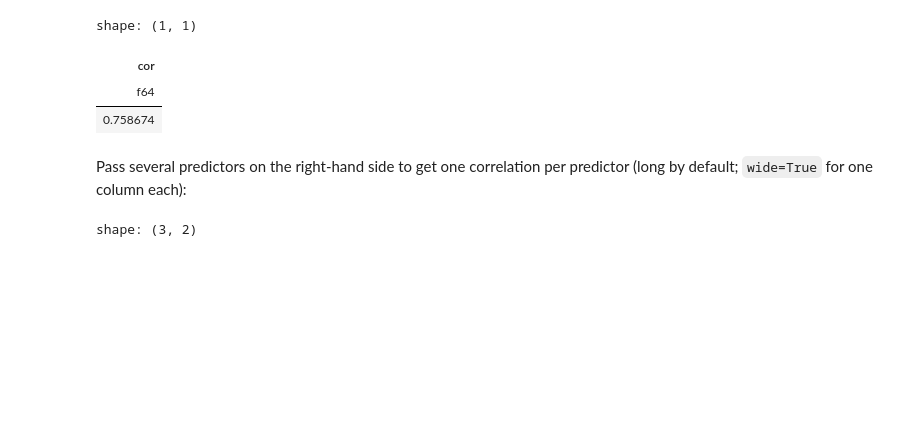
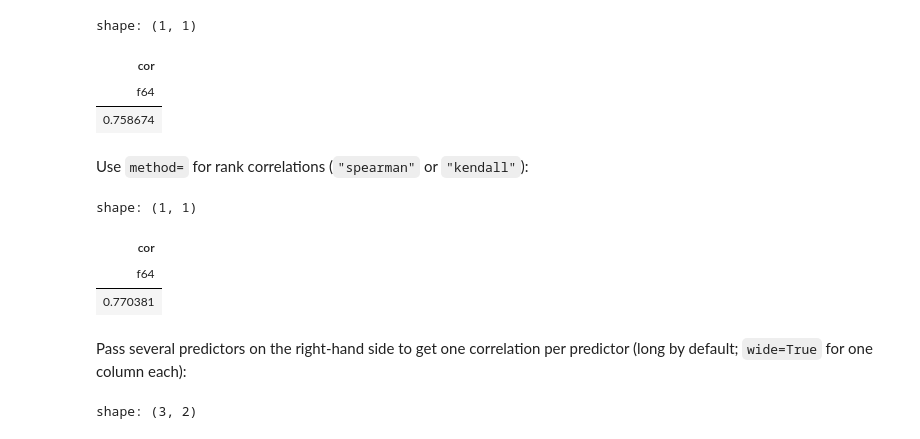
Before and after one commit to moderndive/moderndive-python, a Jupyter notebook: doc/_build/jupyter_execute/guides/regression.ipynb, the cells around one changed output. Saved outputs shown, nothing was run; the diff lists cells and outputs as text; code cells hidden in the pictures; blank space fills up the shorter version.

```diff
--- a/doc/_build/jupyter_execute/guides/regression.ipynb
+++ b/doc/_build/jupyter_execute/guides/regression.ipynb
@@ -68,6 +85,15 @@ shape: (1, 1)
 | cor |
 | f64 |
 | 0.758674 |
+# %% [markdown]
+Use `method=` for rank correlations (`"spearman"` or `"kendall"`):
+# %%
+get_correlation(houses, "price ~ living_area", method="spearman")
+# %% [output]
+shape: (1, 1)
+| cor |
+| f64 |
+| 0.770381 |
 # %% [markdown]
 Pass several predictors on the right-hand side to get one correlation per
 predictor (long by default; `wide=True` for one column each):
```
Also changed, not shown: parts of 2 cells of this notebook, 26 other files.
